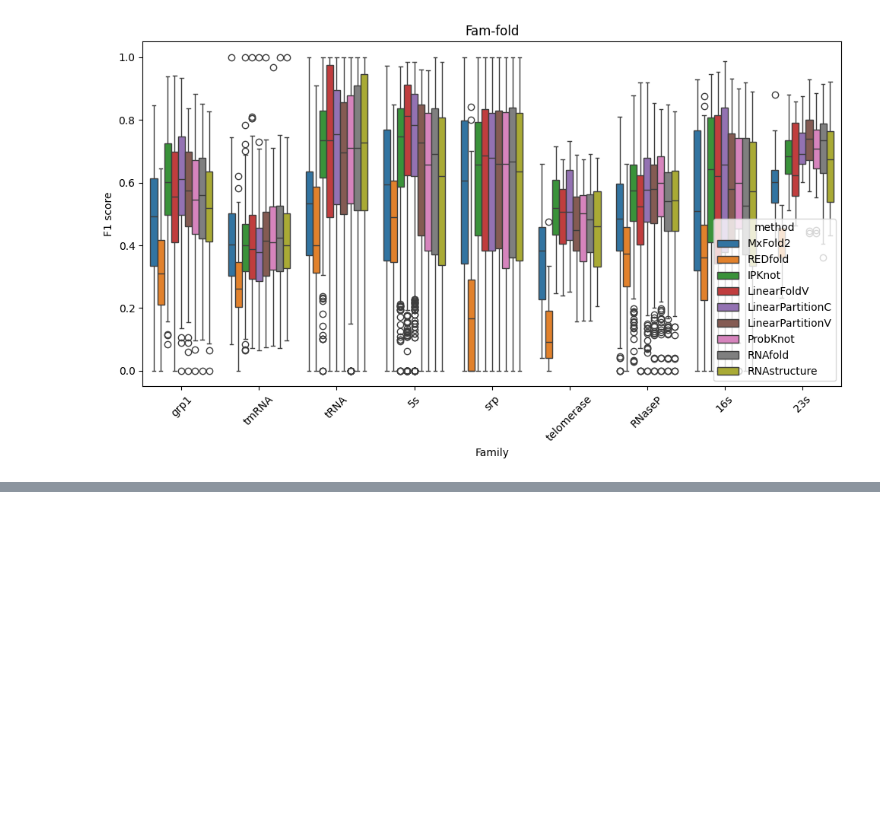
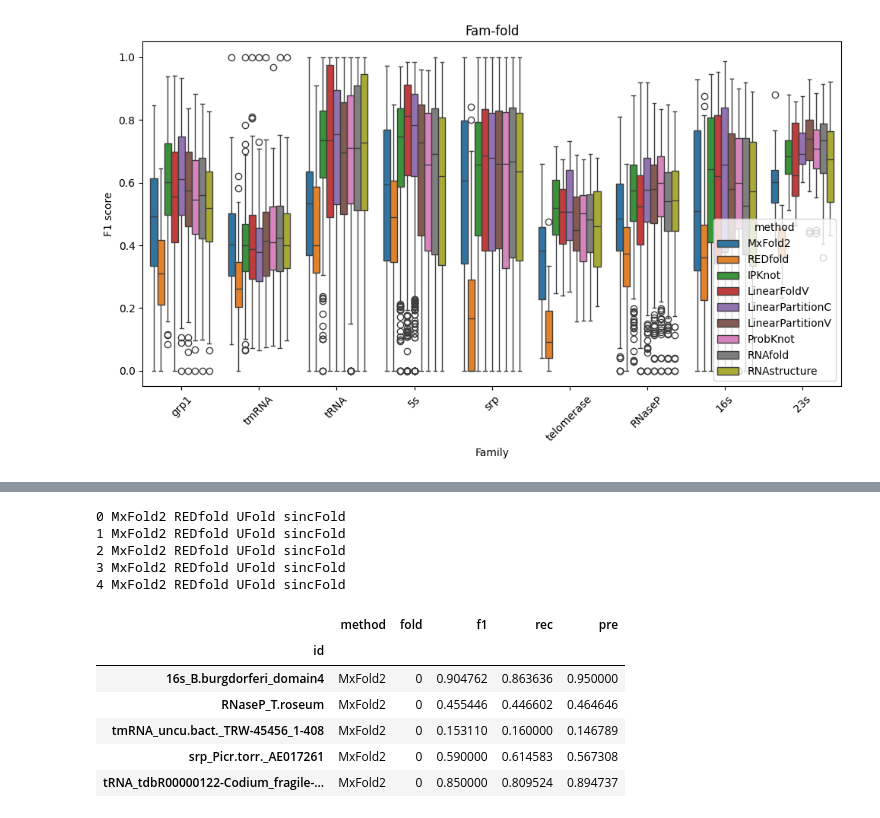
Before and after one commit to sinc-lab/revisiting_xval_rnafolding, a Jupyter notebook: performance_eval.ipynb, the cells around one changed output, grey strips where cells are left out. Cells and saved outputs as stored; diff of their text form; code cells hidden in the pictures; blank space fills up the shorter version.

```diff
--- a/performance_eval.ipynb
+++ b/performance_eval.ipynb
@@ -118,3 +125,17 @@ for method in ["REDfold"]:
+# %%
+from sincfold_utils.io import read_ct
+# UFold files
+path = "/home/lbugnon/shared_insync/revisiting_crossval_RNAfolding/results/3_clustering_folds/UFold/"
+for fold in range(5):
+    pred = []
+    for f in os.listdir(f"{path}/raw/{fold}"):
+        if "ct_file_merge" not in f and f.endswith(".ct"):
+            _, bp = read_ct(f"{path}/raw/{fold}/{f}")
+            id = os.path.splitext(f)[0]
+            pred.append({"id": id, "base_pairs": bp})
+    pred = pd.DataFrame(pred).set_index("id")
+    os.makedirs(f"{path}/{fold}", exist_ok=True)
+    pred.to_csv(f"{path}/{fold}/pred.csv")
 # %% [markdown]
 ## Performance
 # %%
@@ -162,7 +183,7 @@ IPKnot LinearFoldV LinearPartitionC LinearPartitionV ProbKnot RNAfold RNAstructu
 - sincfold is running
 - ufold TODO
 # %%
-splits = pd.read_csv(f"{DATA_PATH}data/1_random_kfolds/ArchiveII_splits_random.csv", index_col="id")
+splits = pd.read_csv(f"{DATA_PATH}data/1_random_kfolds/split.csv", index_col="id")
 splits.groupby("fold_number").count()
 # %% [output]
 |  | partition |
@@ -359,0 +383,4 @@ plt.tight_layout()
+# %%
+partition_name = "3_clustering_folds"
+splits = pd.read_csv(f"{DATA_PATH}data/{partition_name}/split.csv", index_col="id")
+splits.head()
@@ -359,0 +395,36 @@ plt.tight_layout()
+# %%
+folds = sorted(splits["fold_number"].unique())
+summary = []
+for fold in folds:
+    partition_set = splits[(splits["fold_number"] == fold) & (splits["partition"] == "test")]
+    print(fold, end=" ")
+    for method in trained_methods:
+        f = DATA_PATH+f"results/{partition_name}/{method}/{fold}/pred.csv"
+        if not os.path.exists(f):
+            print(f"\n{method, fold} not found, skipping\n")
+            continue
+        print(method, end=" ")
+
+        pred = pd.read_csv(f, index_col="id")
+        pred["ref"] = dataset.loc[partition_set.index, "base_pairs"]
+        pred[["f1", "rec", "pre"]] = pred.apply(lambda x: bp_metrics(json.loads(x["ref"]), json.loads(x["base_pairs"])), axis=1, result_type="expand")
+        pred["method"] = method
+        pred["fold"] = fold
+        pred = pred[["method", "fold", "f1", "rec", "pre"]]
+        summary.append(pred)
+    print()
+summary = pd.concat(summary)
+summary.head()
+# %% [output]
+0 MxFold2 REDfold UFold sincFold
+1 MxFold2 REDfold UFold sincFold
+2 MxFold2 REDfold UFold sincFold
+3 MxFold2 REDfold UFold sincFold
+4 MxFold2 REDfold UFold sincFold
+|  | method | fold | f1 | rec | pre |
+| id |  |  |  |  |  |
+| 16s_B.burgdorferi_domain4 | MxFold2 | 0 | 0.904762 | 0.863636 | 0.950000 |
+| RNaseP_T.roseum | MxFold2 | 0 | 0.455446 | 0.446602 | 0.464646 |
+| tmRNA_uncu.bact._TRW-45456_1-408 | MxFold2 | 0 | 0.153110 | 0.160000 | 0.146789 |
+| srp_Picr.torr._AE017261 | MxFold2 | 0 | 0.590000 | 0.614583 | 0.567308 |
+| tRNA_tdbR00000122-Codium_fragile-... | MxFold2 | 0 | 0.850000 | 0.809524 | 0.894737 |
```
Also changed, not shown: parts of 7 cells of this notebook, 1 other file.
